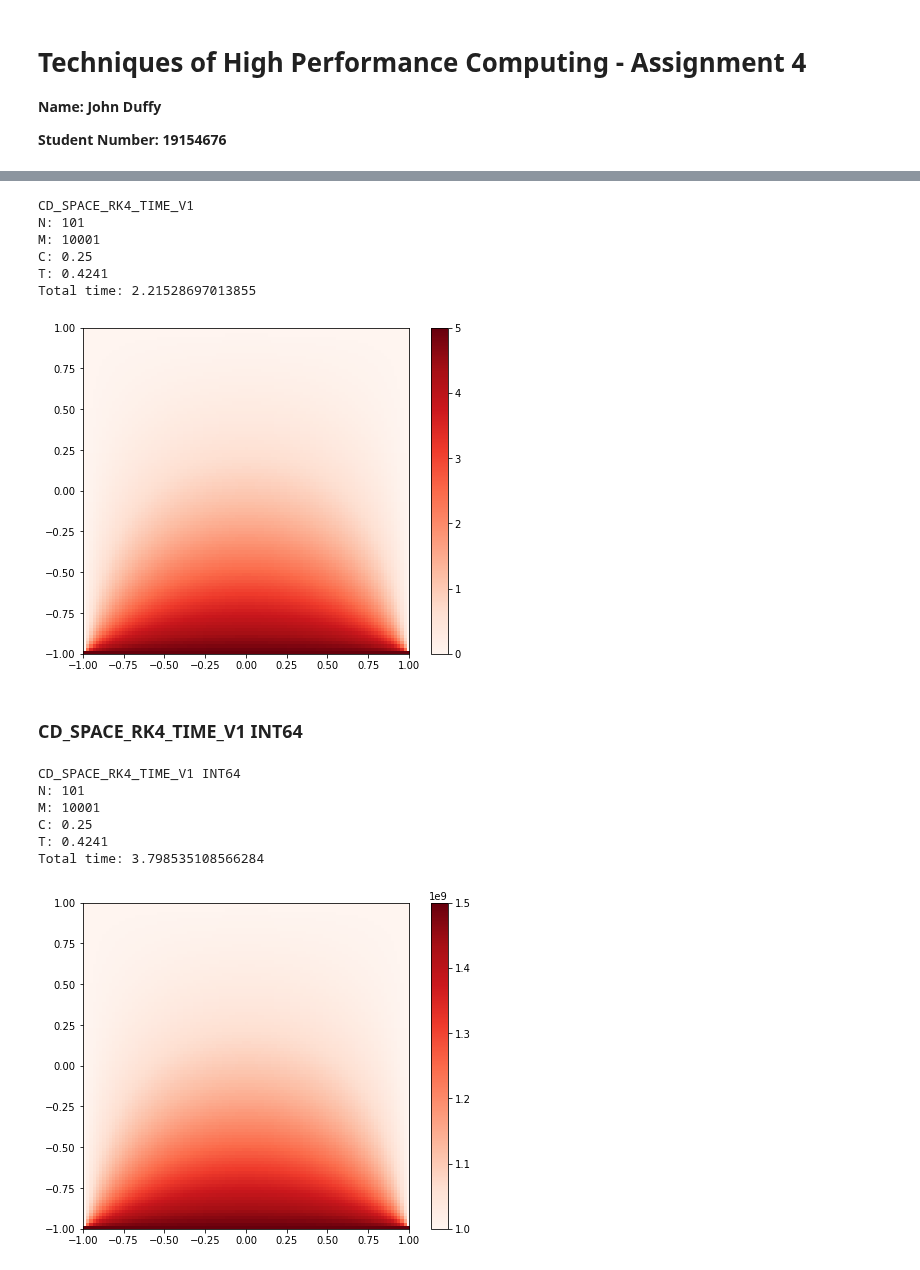
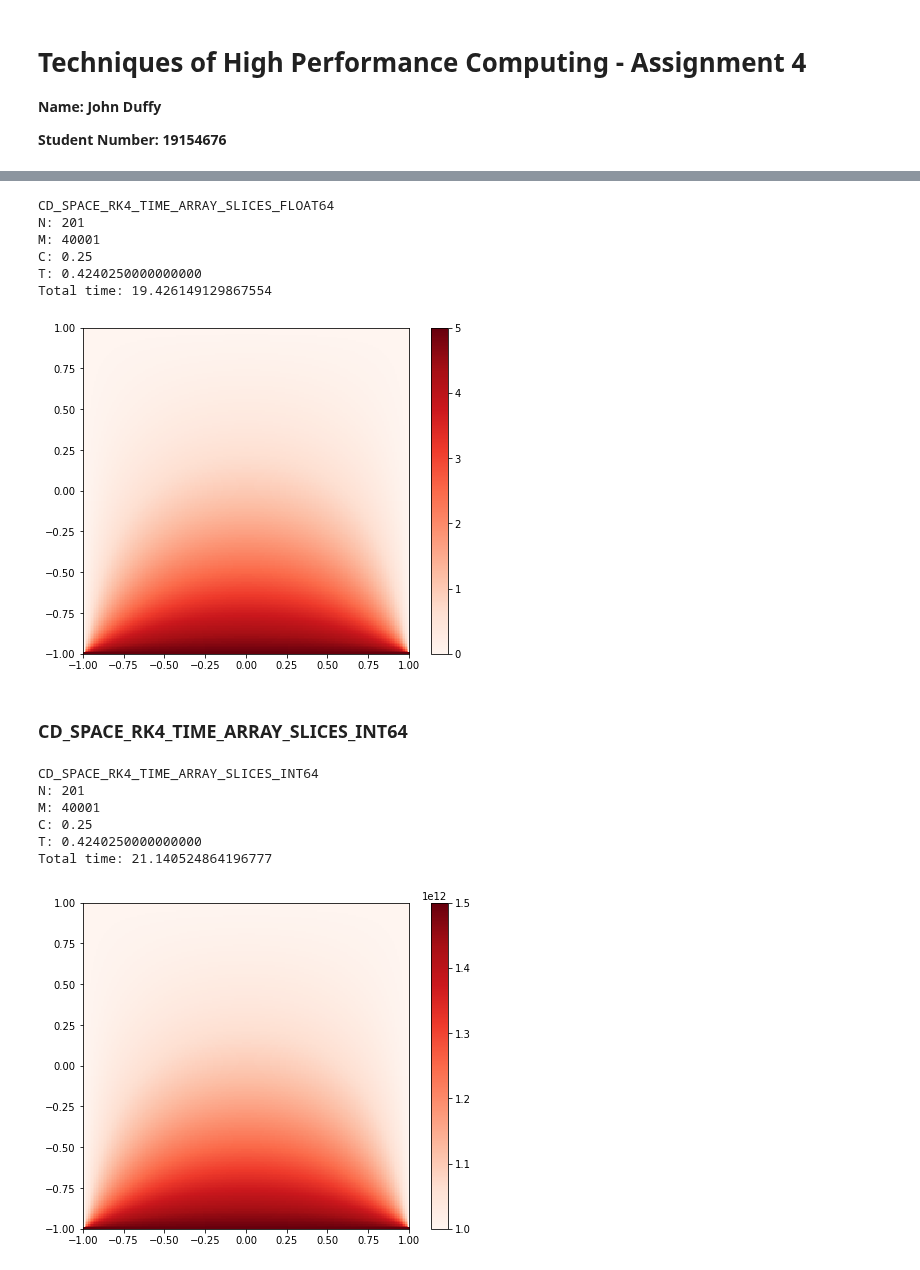
Before and after one commit to johnduffymsc/PHAS0102, a Jupyter notebook: assignment-4.ipynb, the cells around one changed output, grey strips where cells are left out. Cells and saved outputs as stored; diff of their text form; code cells hidden in the pictures.

```diff
--- a/assignment-4.ipynb
+++ b/assignment-4.ipynb
@@ -105,8 +200,8 @@ Total time: 2.585007667541504
 # %%
-N = 101
-M = 10001
+N = 201
+M = 40001
 
-print("CD_SPACE_FE_TIME_V1")
+print("CD_SPACE_FE_TIME_ARRAY_SLICES_FLOAT64")
 print("N: {}".format(N))
 print("M: {}".format(M))
 print("C: {}".format(((N - 1) * (N - 1)) / (4 * (M - 1))))
@@ -123,7 +218,7 @@ with Timer() as t:
         u[1:N-1, 1:N-1] = u[1:N-1, 1:N-1] + (u[0:N-2, 1:N-1] + u[2:N, 1:N-1] + u[1:N-1, 0:N-2] + u[1:N-1, 2:N] - 4 * u[1:N-1, 1:N-1]) * (N - 1) * (N - 1) / 4 / (M - 1)
         i = i + 1
 
-print("T: {}".format(i / (M - 1)))
+print("T: {:.16f}".format(i / (M - 1)))
 print("Total time: {0}".format(t.interval))
 
 plot(u)
@@ -140,24 +235,24 @@ Total time: 0.40648484230041504
 # %%
-N = 101
-M = 10001
+N = 201
+M = 40001
 
-print("CD_SPACE_FE_TIME_V2")
+print("CD_SPACE_FE_TIME_ARRAY_SLICES_INT64")
 print("N: {}".format(N))
 print("M: {}".format(M))
 print("C: {}".format(((N - 1) * (N - 1)) / (4 * (M - 1))))
 
-u = np.full((N, N), 1_000_000_000, dtype=np.int64)
+u = np.full((N, N), UINT_BIG_0, dtype=np.int64)
 
-u[0, :] = 1_500_000_000
+u[0, :] = UINT_BIG_5
 
 i = 0
 
 with Timer() as t:
-    while u[(N - 1) // 2, (N - 1) // 2] < 1_100_000_000:
+    while u[(N - 1) // 2, (N - 1) // 2] < UINT_BIG_1:
         u[1:N-1, 1:N-1] = u[1:N-1, 1:N-1] + (u[0:N-2, 1:N-1] + u[2:N, 1:N-1] + u[1:N-1, 0:N-2] + u[1:N-1, 2:N] - 4 * u[1:N-1, 1:N-1]) * (N - 1) * (N - 1) / 4 / (M - 1)
         i = i + 1
 
-print("T: {}".format(i / (M - 1)))
+print("T: {:.16f}".format(i / (M - 1)))
 print("Total time: {}".format(t.interval))
 
 plot(u)
@@ -560,10 +286,10 @@ def rk4_func(n, m, u):
 
     return u + (k1 + 2 * k2 + 2 * k3 + k4) / 6
 # %%
-N = 101
-M = 10001
+N = 201
+M = 40001
 
-print("CD_SPACE_RK4_TIME_V1")
+print("CD_SPACE_RK4_TIME_ARRAY_SLICES_FLOAT64")
 print("N: {}".format(N))
 print("M: {}".format(M))
 print("C: {}".format(((N - 1) * (N - 1)) / (4 * (M - 1))))
@@ -580,20 +306,20 @@ with Timer() as t:
         u = rk4_func(N, M, u)
         i = i + 1
 
-print("T: {}".format(i / (M - 1)))
+print("T: {:.16f}".format(i / (M - 1)))
 print("Total time: {0}".format(t.interval))
 
 plot(u)
 # %% [output]
-CD_SPACE_RK4_TIME_V1
-N: 101
-M: 10001
+CD_SPACE_RK4_TIME_ARRAY_SLICES_FLOAT64
+N: 201
+M: 40001
 C: 0.25
-T: 0.4241
-Total time: 2.21528697013855
+T: 0.4240250000000000
+Total time: 19.426149129867554
 [figure]
-# %% [markdown]
-### CD_SPACE_RK4_TIME_V1 INT64
+# %% [markdown]
+### CD_SPACE_RK4_TIME_ARRAY_SLICES_INT64
 # %%
 @njit
 def f(n, m, u, v):
@@ -614,35 +340,35 @@ def rk4_func(n, m, u):
 
     return u + (k1 + 2 * k2 + 2 * k3 + k4) / 6
 # %%
-N = 101
-M = 10001
+N = 201
+M = 40001
 
-print("CD_SPACE_RK4_TIME_V1 INT64")
+print("CD_SPACE_RK4_TIME_ARRAY_SLICES_INT64")
 print("N: {}".format(N))
 print("M: {}".format(M))
 print("C: {}".format(((N - 1) * (N - 1)) / (4 * (M - 1))))
 
-u = np.full((N, N), 1_000_000_000, dtype=np.int64)
+u = np.full((N, N), UINT_BIG_0, dtype=np.int64)
 
-u[0, :] = 1_500_000_000
+u[0, :] = UINT_BIG_5
 
 i = 0
 
 with Timer() as t:
 
-    while u[(N - 1) // 2, (N - 1) // 2] < 1_100_000_000:
+    while u[(N - 1) // 2, (N - 1) // 2] < UINT_BIG_1:
         u = rk4_func(N, M, u)
         i = i + 1
 
-print("T: {}".format(i / (M - 1)))
+print("T: {:.16f}".format(i / (M - 1)))
 print("Total time: {0}".format(t.interval))
 
 plot(u)
 # %% [output]
-CD_SPACE_RK4_TIME_V1 INT64
-N: 101
-M: 10001
+CD_SPACE_RK4_TIME_ARRAY_SLICES_INT64
+N: 201
+M: 40001
 C: 0.25
-T: 0.4241
-Total time: 3.798535108566284
+T: 0.4240250000000000
+Total time: 21.140524864196777
-[figure, old version]
+[figure, new version]
```
Also changed, not shown: parts of 26 cells of this notebook.
